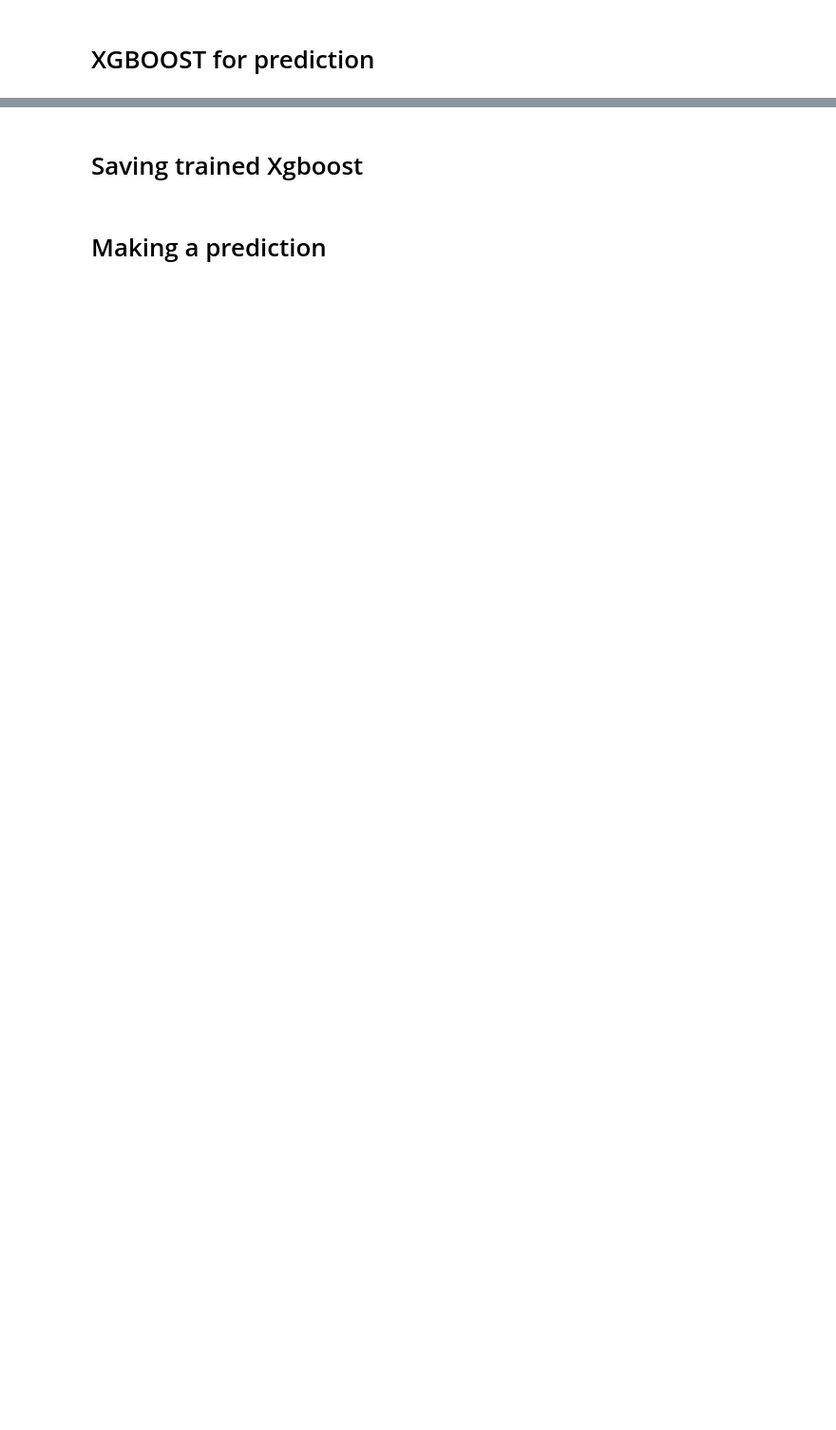
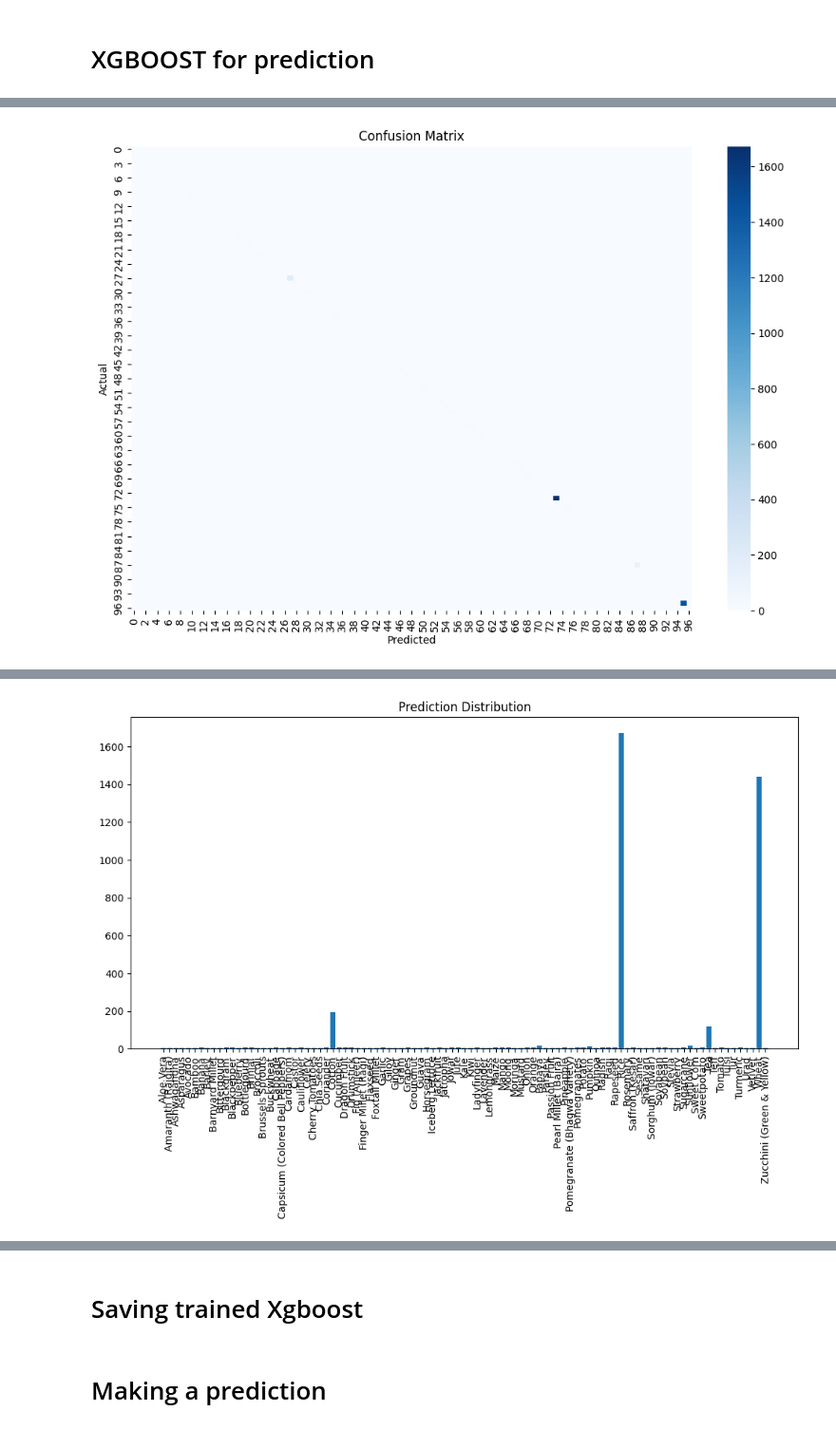
Before and after one commit to Bhavarth-khairnar/Agri-Comprehensive-Management-Platform-Using-ML, a Jupyter notebook: dataset/crop_train.ipynb, the cells around one changed output, grey strips where cells are left out. Shown at 95% size. Cells and saved outputs as stored; diff of their text form; code cells hidden in the pictures; blank space fills up the shorter version.

```diff
--- a/dataset/crop_train.ipynb
+++ b/dataset/crop_train.ipynb
@@ -197,0 +221,77 @@ XGBClassifier(base_score=None, booster=None, callbacks=None,
+# %%
+from sklearn.metrics import classification_report, confusion_matrix
+
+
+# PREDICTIONS
+y_pred = XGBoostModel.predict(features)
+
+
+# CLASSIFICATION REPORT
+print("\n CLASSIFICATION REPORT:\n")
+print(classification_report(
+    target_encoded,
+    y_pred,
+    target_names=le.classes_
+))
+
+
+# CONFUSION MATRIX
+cm = confusion_matrix(target_encoded, y_pred)
+
+plt.figure(figsize=(12, 8))
+sns.heatmap(cm, cmap="Blues")
+plt.title("Confusion Matrix")
+plt.xlabel("Predicted")
+plt.ylabel("Actual")
+plt.show()
+
+
+# PREDICTION DISTRIBUTION
+unique, counts = np.unique(y_pred, return_counts=True)
+
+print("\nPREDICTION DISTRIBUTION:\n")
+for u, c in zip(le.inverse_transform(unique), counts):
+    print(f"{u}: {c}")
+
+# Plot distribution
+plt.figure(figsize=(12, 6))
+plt.bar(le.inverse_transform(unique), counts)
+plt.xticks(rotation=90)
+plt.title("Prediction Distribution")
+plt.show()
+
+
+# ACTUAL DISTRIBUTION
+print("\nACTUAL DATA DISTRIBUTION:\n")
+print(df['label'].value_counts())
+
+
+# RARE CROP CHECK TOP-3
+probs = XGBoostModel.predict_proba(features)
+top3 = np.argsort(probs, axis=1)[:, -3:]
+
+rare_classes = [
+    'Papaya', 'Barley', 'Zucchini (Green & Yellow)',
+    'Urad', 'Vetiver', 'Bittergourd'
+]
+
+print("\nRARE CROP APPEARANCE IN TOP-3:\n")
+
+for crop in rare_classes:
+    if crop in le.classes_:
+        idx = le.transform([crop])[0]
+        count = np.sum(top3 == idx)
+        print(f"{crop}: {count}")
+    else:
+        print(f"{crop}: NOT IN DATASET")
+
+
+# BIAS CHECK SUMMARY
+print("\n BIAS SUMMARY:\n")
+
+pred_counts = dict(zip(le.inverse_transform(unique), counts))
+actual_counts = df['label'].value_counts().to_dict()
+
+print("Top predicted crops:", sorted(pred_counts.items(), key=lambda x: x[1], reverse=True)[:5])
+print("Most common actual crops:", sorted(actual_counts.items(), key=lambda x: x[1], reverse=True)[:5])
+# %% [output]
@@ -197,0 +315 @@ XGBClassifier(base_score=None, booster=None, callbacks=None,
+[figure, added]
@@ -197,0 +333 @@ XGBClassifier(base_score=None, booster=None, callbacks=None,
+[figure, added]
```
Also changed, not shown: parts of 13 cells of this notebook, 12 other files.
